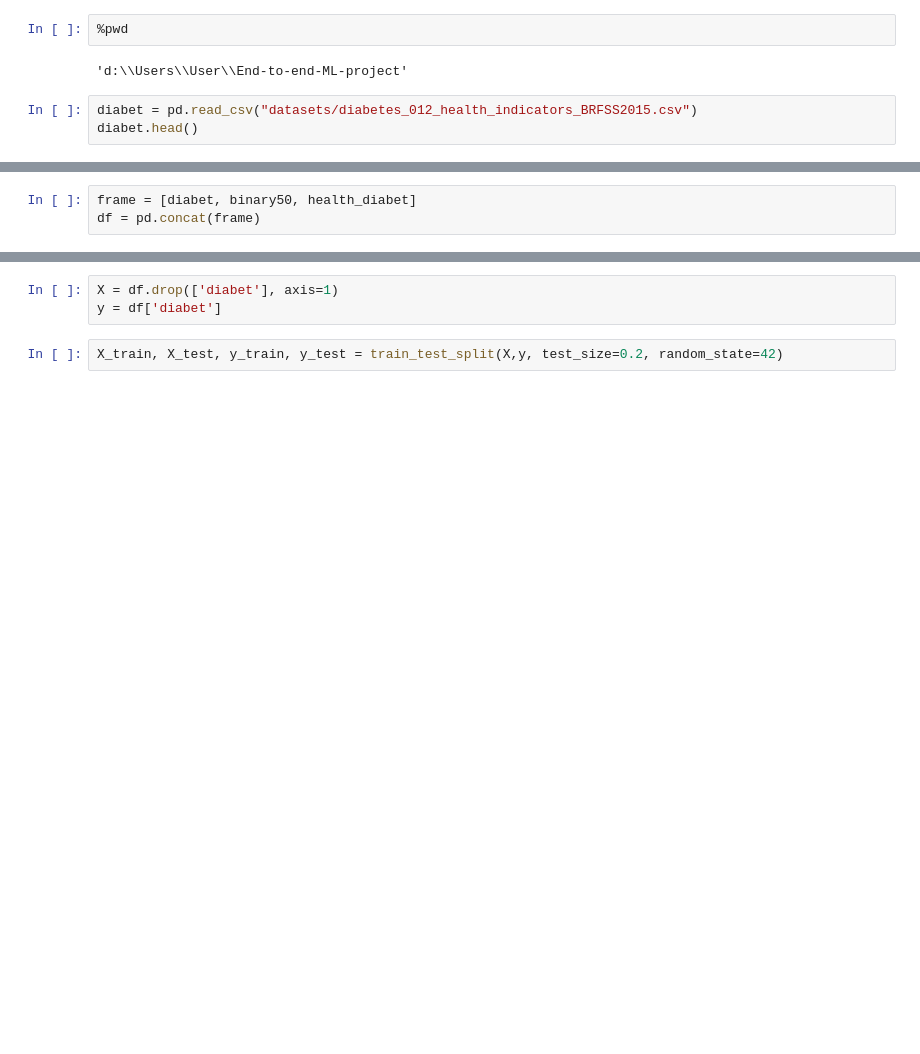
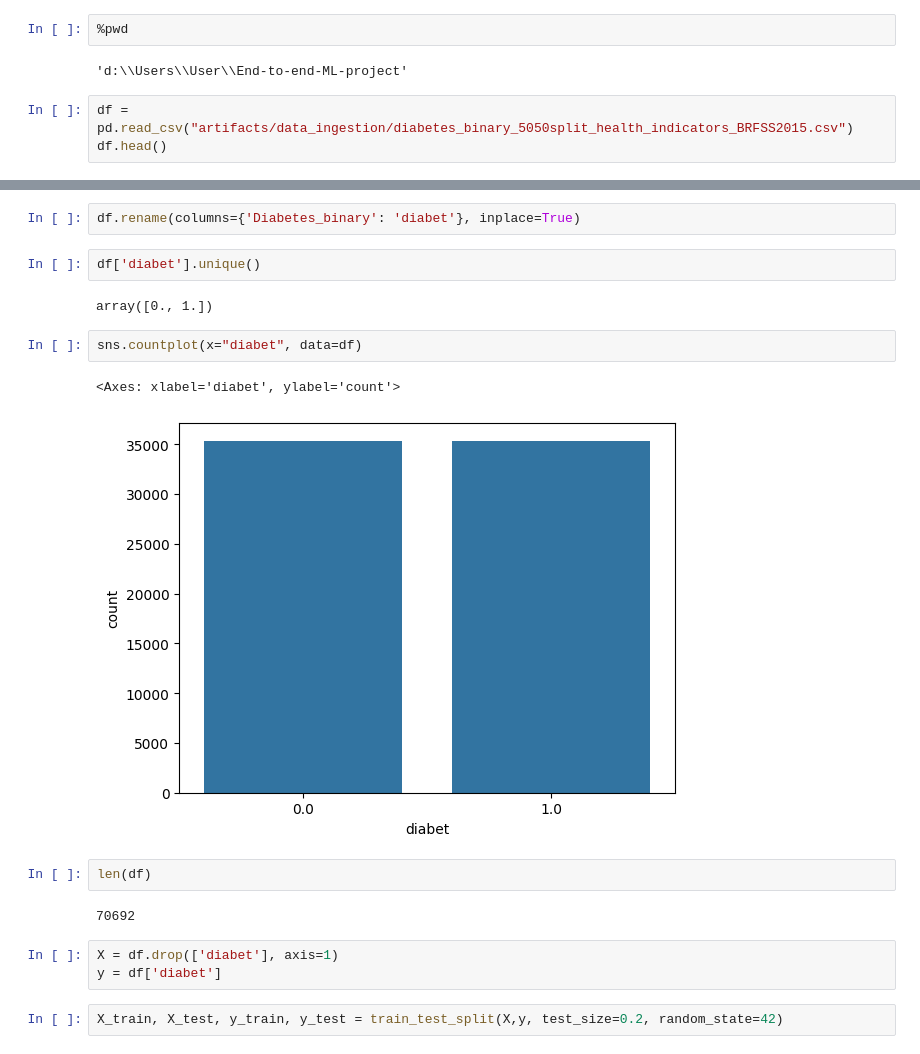
Before and after one commit to diyorarti/Diabetes-disease-prediction-project, a Jupyter notebook: research/experiment.ipynb, the cells around one changed output, grey strips where cells are left out. Drawn from its saved outputs; the diff is of its cells as text; blank space fills up the shorter version.

```diff
--- a/research/experiment.ipynb
+++ b/research/experiment.ipynb
@@ -16,6 +16,6 @@ os.chdir("../")
 # %% [output]
 'd:\\Users\\User\\End-to-end-ML-project'
 # %%
-diabet = pd.read_csv("datasets/diabetes_012_health_indicators_BRFSS2015.csv")
-diabet.head()
+df = pd.read_csv("artifacts/data_ingestion/diabetes_binary_5050split_health_indicators_BRFSS2015.csv")
+df.head()
 # %% [output]
@@ -286,3 +32,0 @@ health_diabet.rename(columns={'Diabetes_binary': 'diabet'}, inplace=True)
-# %%
-frame = [diabet, binary50, health_diabet]
-df = pd.concat(frame)
@@ -327,3 +95,18 @@ memory usage: 101.4 MB
+# %%
+df.rename(columns={'Diabetes_binary': 'diabet'}, inplace=True)
+# %%
+df['diabet'].unique()
+# %% [output]
+array([0., 1.])
+# %%
+sns.countplot(x="diabet", data=df)
+# %% [output]
+<Axes: xlabel='diabet', ylabel='count'>
+[figure, added]
+# %%
+len(df)
+# %% [output]
+70692
 # %%
 X = df.drop(['diabet'], axis=1)
 y = df['diabet']
```
Also changed, not shown: parts of 41 cells of this notebook, 4 other files.
